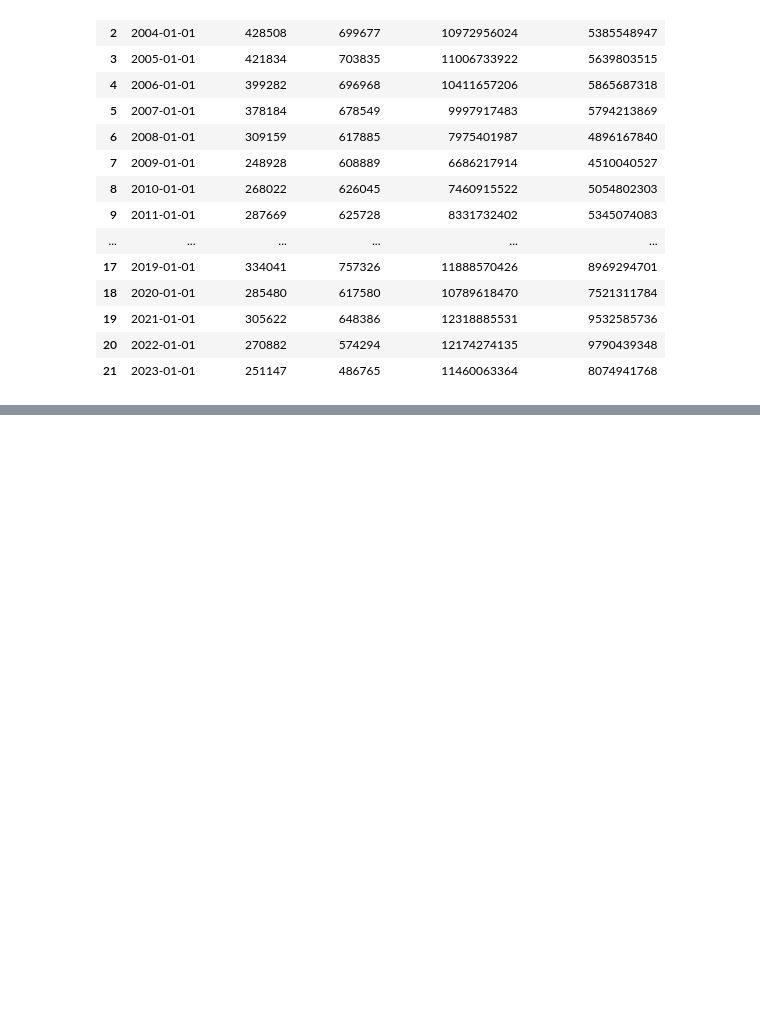
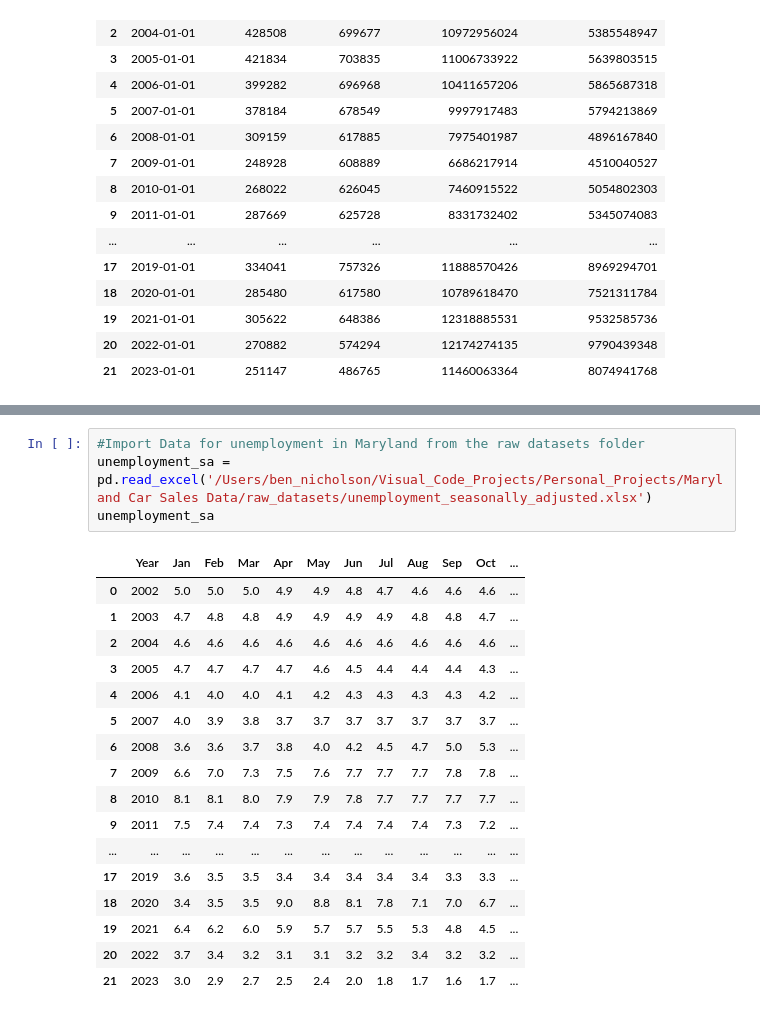
Before and after one commit to bennicholson2/Maryland-Car-Sales-Data, a Jupyter notebook: sales_project_chapters/sales_project_chapter_0.ipynb, the cells around one changed output, grey strips where cells are left out. Drawn from its saved outputs; the diff is of its cells as text; blank space fills up the shorter version.

```diff
--- a/sales_project_chapters/sales_project_chapter_0.ipynb
+++ b/sales_project_chapters/sales_project_chapter_0.ipynb
@@ -209,0 +942,22 @@ The two files sales_data_month and sales_data_year have been saved in the car_sa
+# %%
+#Import Data for unemployment in Maryland from the raw datasets folder
+unemployment_sa = pd.read_excel('/Users/ben_nicholson/Visual_Code_Projects/Personal_Projects/Maryland Car Sales Data/raw_datasets/unemployment_seasonally_adjusted.xlsx')
+unemployment_sa
+# %% [output]
+|  | Year | Jan | Feb | Mar | Apr | May | Jun | Jul | Aug | Sep | Oct | ... |
+| 0 | 2002 | 5.0 | 5.0 | 5.0 | 4.9 | 4.9 | 4.8 | 4.7 | 4.6 | 4.6 | 4.6 | ... |
+| 1 | 2003 | 4.7 | 4.8 | 4.8 | 4.9 | 4.9 | 4.9 | 4.9 | 4.8 | 4.8 | 4.7 | ... |
+| 2 | 2004 | 4.6 | 4.6 | 4.6 | 4.6 | 4.6 | 4.6 | 4.6 | 4.6 | 4.6 | 4.6 | ... |
+| 3 | 2005 | 4.7 | 4.7 | 4.7 | 4.7 | 4.6 | 4.5 | 4.4 | 4.4 | 4.4 | 4.3 | ... |
+| 4 | 2006 | 4.1 | 4.0 | 4.0 | 4.1 | 4.2 | 4.3 | 4.3 | 4.3 | 4.3 | 4.2 | ... |
+| 5 | 2007 | 4.0 | 3.9 | 3.8 | 3.7 | 3.7 | 3.7 | 3.7 | 3.7 | 3.7 | 3.7 | ... |
+| 6 | 2008 | 3.6 | 3.6 | 3.7 | 3.8 | 4.0 | 4.2 | 4.5 | 4.7 | 5.0 | 5.3 | ... |
+| 7 | 2009 | 6.6 | 7.0 | 7.3 | 7.5 | 7.6 | 7.7 | 7.7 | 7.7 | 7.8 | 7.8 | ... |
+| 8 | 2010 | 8.1 | 8.1 | 8.0 | 7.9 | 7.9 | 7.8 | 7.7 | 7.7 | 7.7 | 7.7 | ... |
+| 9 | 2011 | 7.5 | 7.4 | 7.4 | 7.3 | 7.4 | 7.4 | 7.4 | 7.4 | 7.3 | 7.2 | ... |
+| ... | ... | ... | ... | ... | ... | ... | ... | ... | ... | ... | ... | ... |
+| 17 | 2019 | 3.6 | 3.5 | 3.5 | 3.4 | 3.4 | 3.4 | 3.4 | 3.4 | 3.3 | 3.3 | ... |
+| 18 | 2020 | 3.4 | 3.5 | 3.5 | 9.0 | 8.8 | 8.1 | 7.8 | 7.1 | 7.0 | 6.7 | ... |
+| 19 | 2021 | 6.4 | 6.2 | 6.0 | 5.9 | 5.7 | 5.7 | 5.5 | 5.3 | 4.8 | 4.5 | ... |
+| 20 | 2022 | 3.7 | 3.4 | 3.2 | 3.1 | 3.1 | 3.2 | 3.2 | 3.4 | 3.2 | 3.2 | ... |
+| 21 | 2023 | 3.0 | 2.9 | 2.7 | 2.5 | 2.4 | 2.0 | 1.8 | 1.7 | 1.6 | 1.7 | ... |
```
Also changed, not shown: parts of 64 cells of this notebook, 16 other files.
